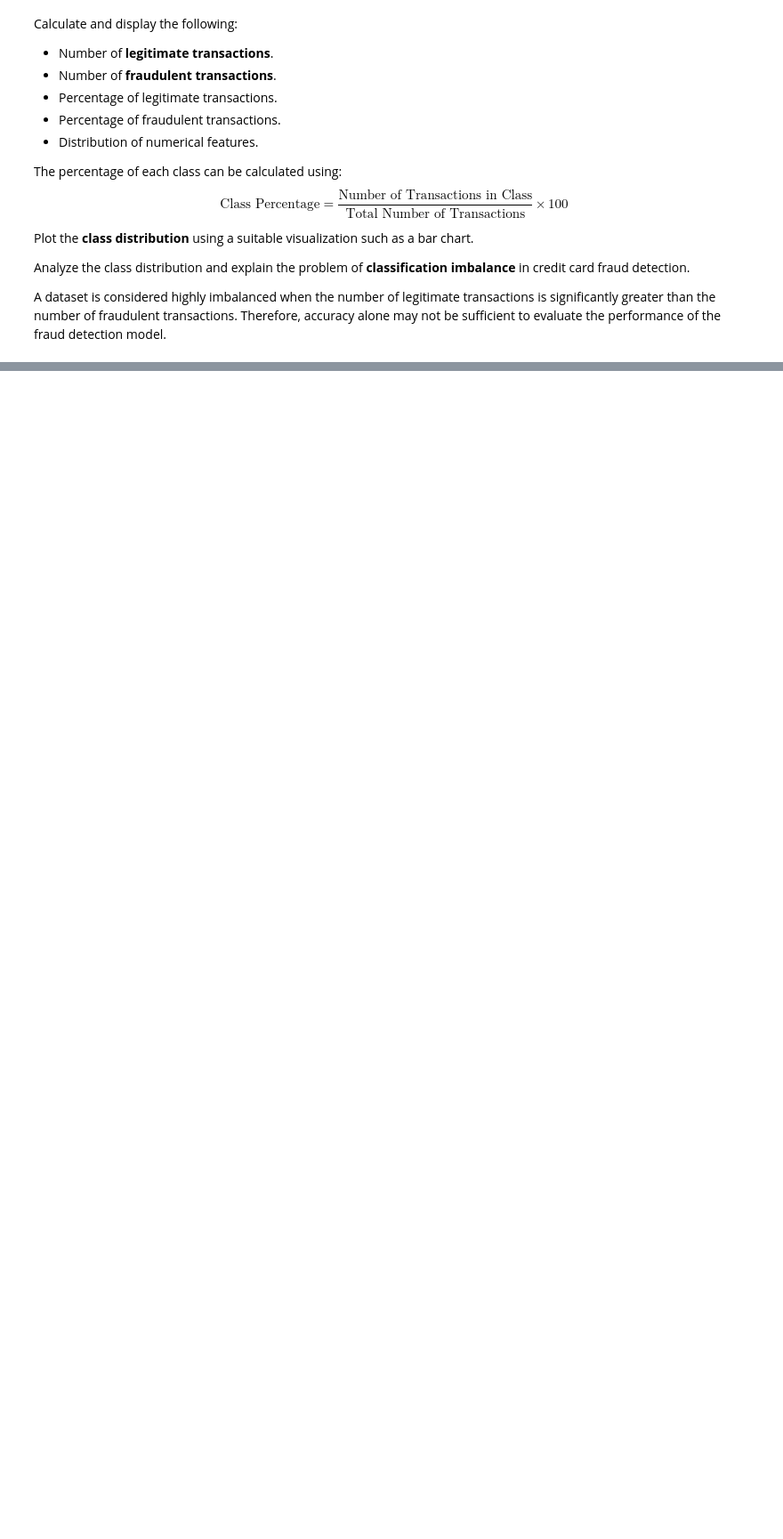
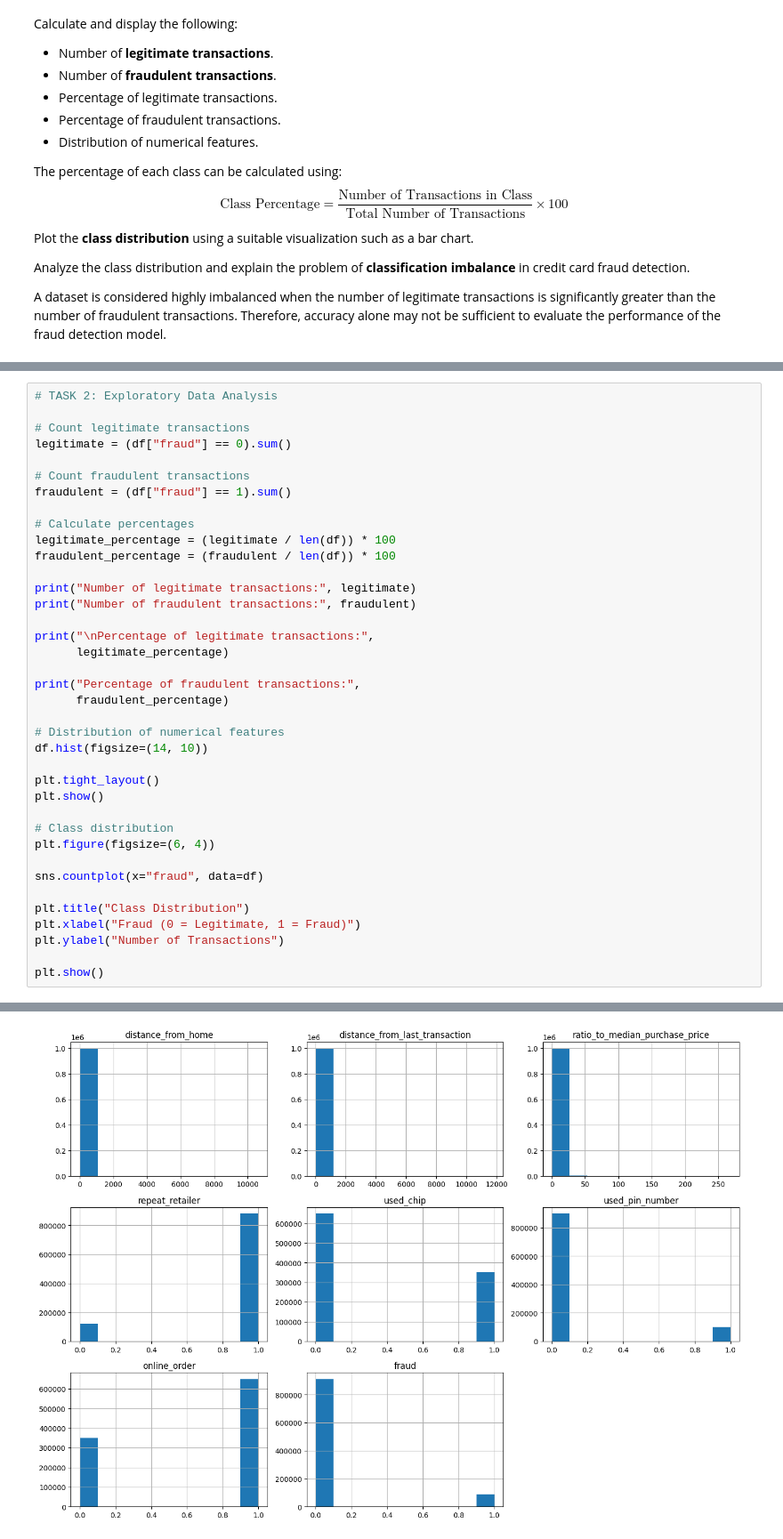
Before and after one commit to Kartik172005/CSL701-CE10_Machine-Learning-Lab, a Jupyter notebook: Experiment/MLExp4.ipynb, the cells around one changed output, grey strips where cells are left out. Shown at 89% size. Drawn from its saved outputs; the diff is of its cells as text; blank space fills up the shorter version.

```diff
--- a/Experiment/MLExp4.ipynb
+++ b/Experiment/MLExp4.ipynb
@@ -701,0 +442,39 @@ Class Distribution:
+# %%
+# TASK 2: Exploratory Data Analysis
+
+# Count legitimate transactions
+legitimate = (df["fraud"] == 0).sum()
+
+# Count fraudulent transactions
+fraudulent = (df["fraud"] == 1).sum()
+
+# Calculate percentages
+legitimate_percentage = (legitimate / len(df)) * 100
+fraudulent_percentage = (fraudulent / len(df)) * 100
+
+print("Number of legitimate transactions:", legitimate)
+print("Number of fraudulent transactions:", fraudulent)
+
+print("\nPercentage of legitimate transactions:",
+      legitimate_percentage)
+
+print("Percentage of fraudulent transactions:",
+      fraudulent_percentage)
+
+# Distribution of numerical features
+df.hist(figsize=(14, 10))
+
+plt.tight_layout()
+plt.show()
+
+# Class distribution
+plt.figure(figsize=(6, 4))
+
+sns.countplot(x="fraud", data=df)
+
+plt.title("Class Distribution")
+plt.xlabel("Fraud (0 = Legitimate, 1 = Fraud)")
+plt.ylabel("Number of Transactions")
+
+plt.show()
+# %% [output]
@@ -701,0 +486 @@ Class Distribution:
+[figure, added]
```
Also changed, not shown: parts of 18 cells of this notebook.
